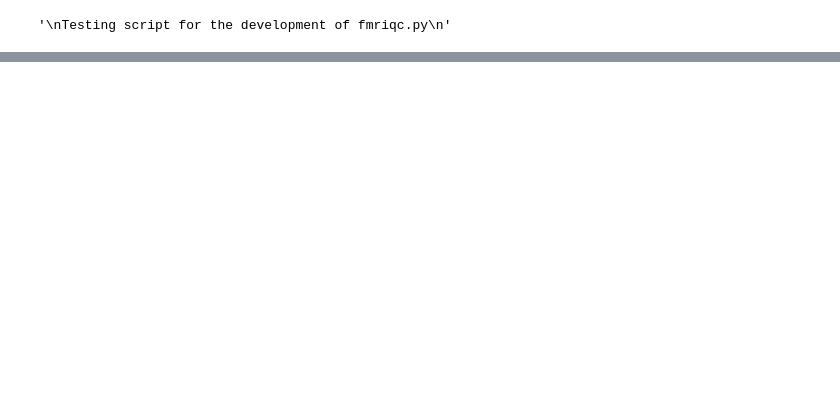
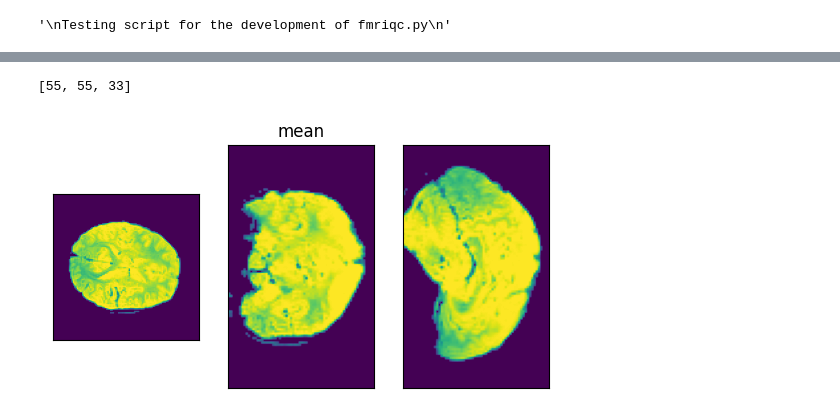
Before and after one commit to cjohnevans/MriQc, a Jupyter notebook: qc/fmriqc.ipynb, the cells around one changed output, grey strips where cells are left out. Saved outputs shown, nothing was run; the diff lists cells and outputs as text; code cells hidden in the pictures; blank space fills up the shorter version.

```diff
--- a/qc/fmriqc.ipynb
+++ b/qc/fmriqc.ipynb
@@ -64 +78,6 @@ ndau.plot_histogram()
+# %%
+mriqc.ortho_view(ndau.vol_mean,'mean')
+# %% [output]
+[55, 55, 33]
+[figure, added]
 # %%
```
Also changed, not shown: parts of 20 cells of this notebook, 1 other file.
